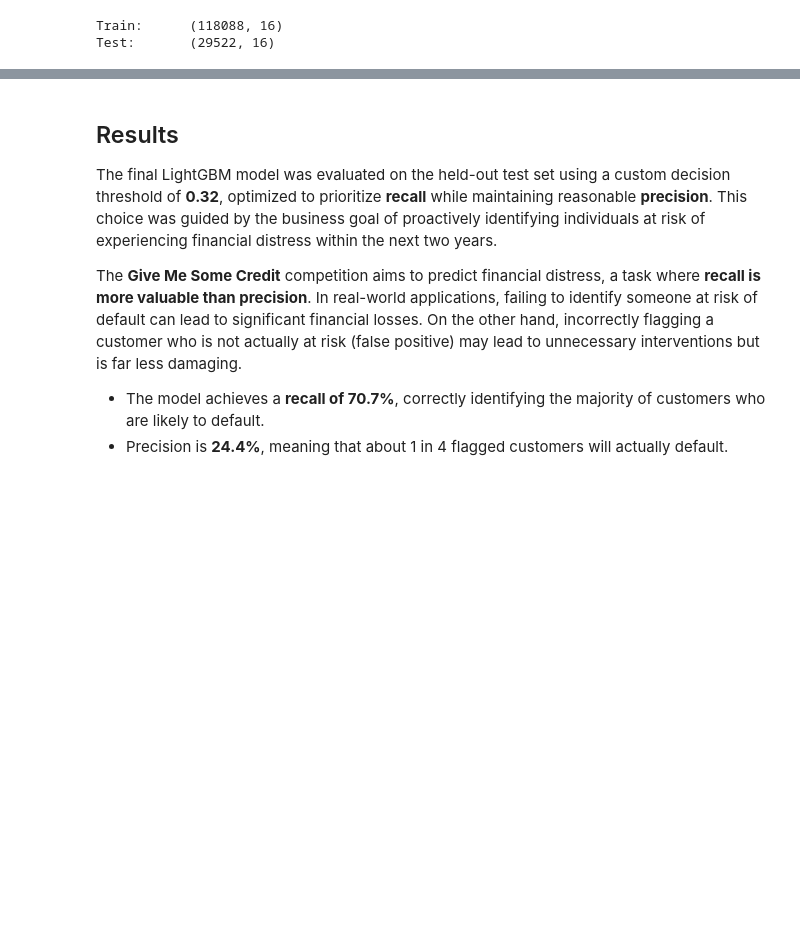
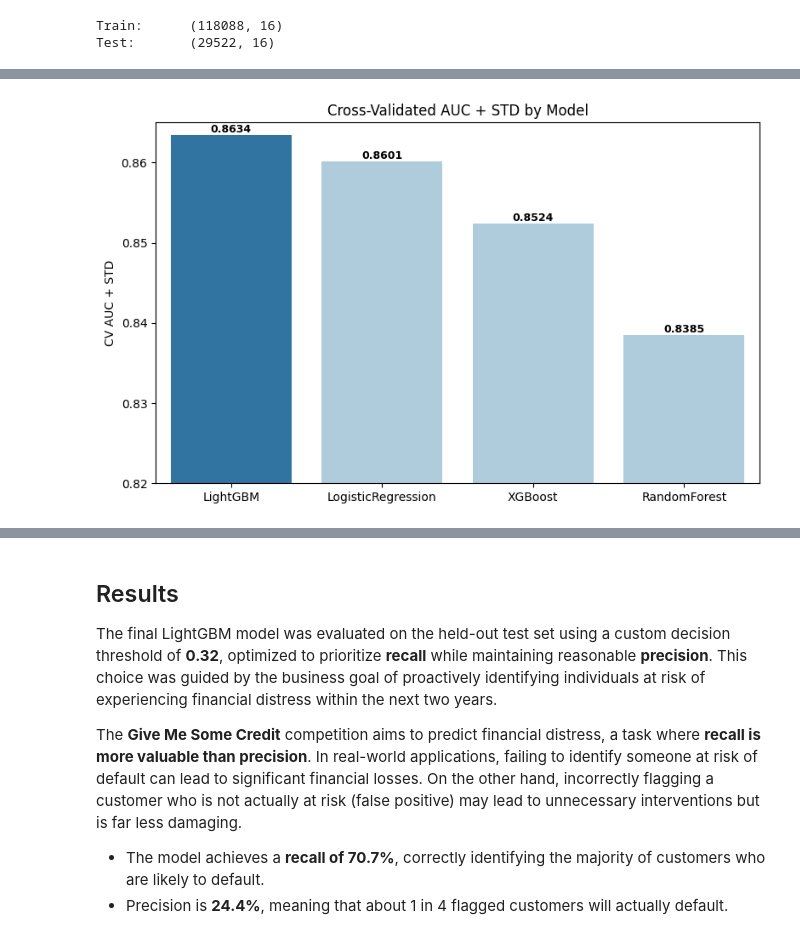
Before and after one commit to amharringthon/credit-score-simulator, a Jupyter notebook: notebooks/02_model_training.ipynb, the cells around one changed output, grey strips where cells are left out. Cells and saved outputs as stored; diff of their text form; code cells hidden in the pictures; blank space fills up the shorter version.

```diff
--- a/notebooks/02_model_training.ipynb
+++ b/notebooks/02_model_training.ipynb
@@ -212,0 +188,33 @@ Training LightGBM
+# %%
+import pandas as pd
+import seaborn as sns
+import matplotlib.pyplot as plt
+
+# Calcular AUC + STD
+results_df['AUC + STD'] = results_df['CV AUC'] + results_df['CV AUC std']
+
+# Ordenar por AUC + STD
+results_sorted = results_df.sort_values(by='AUC + STD', ascending=False)
+
+# Colores personalizados: azul más oscuro para el ganador
+colors = ['#1f77b4' if model == 'LightGBM' else '#a6cee3' for model in results_sorted['Model']]
+
+# Crear gráfico
+plt.figure(figsize=(8, 5))
+ax = sns.barplot(x='Model', y='AUC + STD', data=results_sorted, hue='Model', palette=colors, legend=False)
+plt.title('Cross-Validated AUC + STD by Model')
+plt.ylabel('CV AUC + STD')
+plt.xlabel('')
+plt.ylim(0.82, 0.865)
+
+# Añadir los valores sobre las barras
+for p in ax.patches:
+    height = p.get_height()
+    ax.annotate(f'{height:.4f}',
+                (p.get_x() + p.get_width() / 2., height),
+                ha='center', va='bottom', fontsize=9, fontweight='bold')
+
+plt.tight_layout()
+plt.show()
+# %% [output]
+[figure, added]
```
Also changed, not shown: parts of 26 cells of this notebook, 2 other files.
